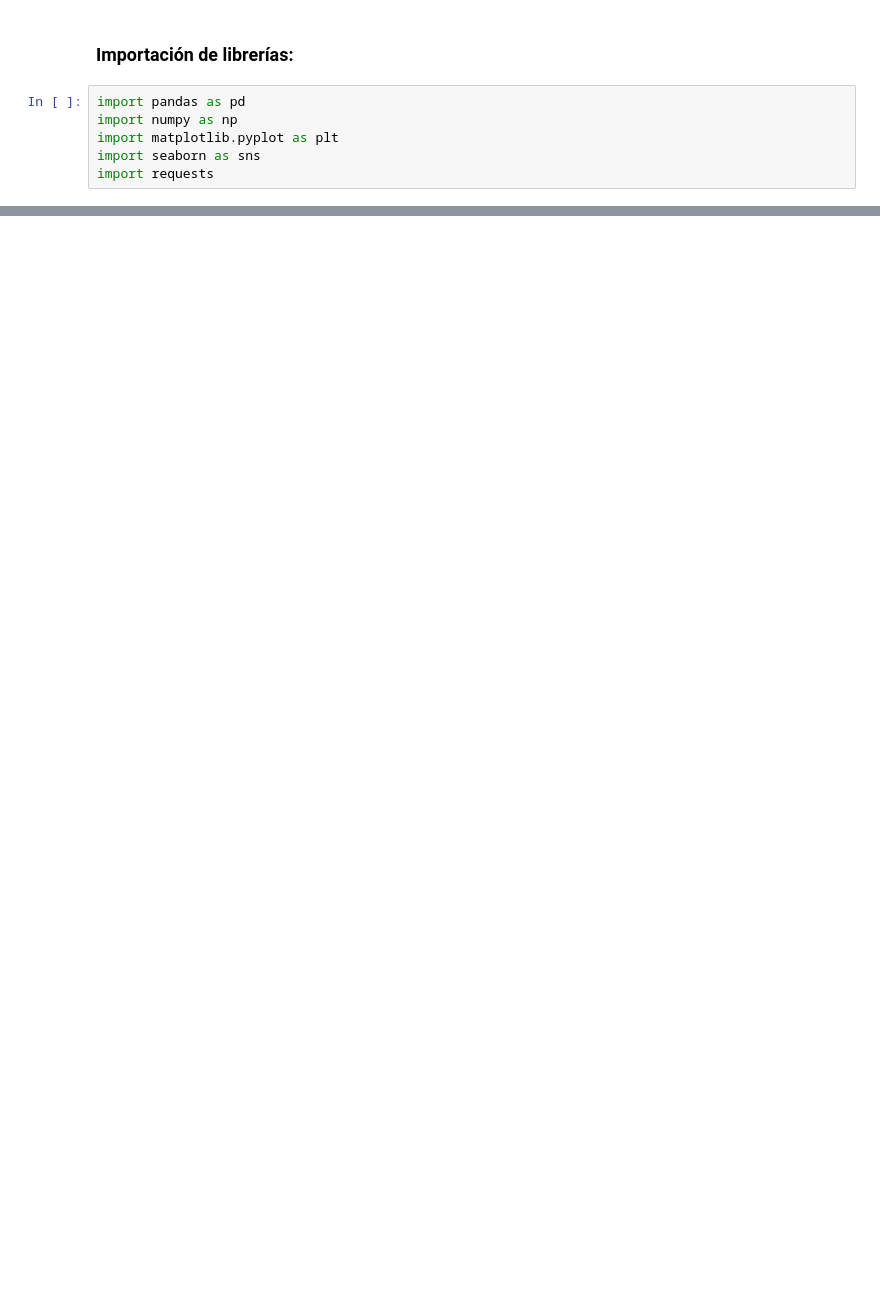
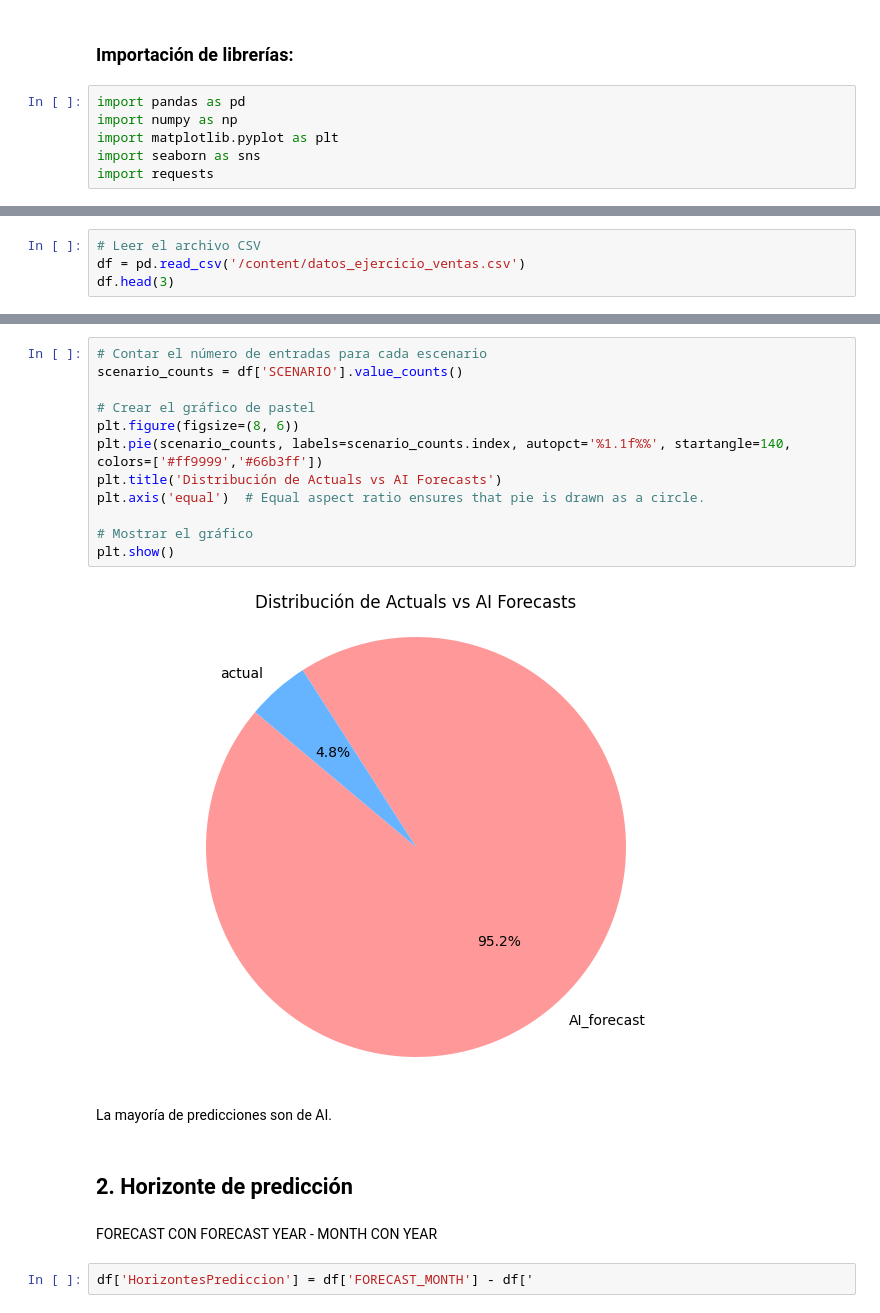
Before and after one commit to anruki/UFV_Visualizacion, a Jupyter notebook: EjerciciosClase/Ventas.ipynb, the cells around one changed output, grey strips where cells are left out. Cells and saved outputs as stored; diff of their text form; blank space fills up the shorter version.

```diff
--- a/EjerciciosClase/Ventas.ipynb
+++ b/EjerciciosClase/Ventas.ipynb
@@ -14,0 +26,4 @@ import requests
+# %%
+# Leer el archivo CSV
+df = pd.read_csv('/content/datos_ejercicio_ventas.csv')
+df.head(3)
@@ -48,0 +102,22 @@ Error al descargar el archivo.
+# %%
+# Contar el número de entradas para cada escenario
+scenario_counts = df['SCENARIO'].value_counts()
+
+# Crear el gráfico de pastel
+plt.figure(figsize=(8, 6))
+plt.pie(scenario_counts, labels=scenario_counts.index, autopct='%1.1f%%', startangle=140, colors=['#ff9999','#66b3ff'])
+plt.title('Distribución de Actuals vs AI Forecasts')
+plt.axis('equal')  # Equal aspect ratio ensures that pie is drawn as a circle.
+
+# Mostrar el gráfico
+plt.show()
+# %% [output]
+[figure, added]
+# %% [markdown]
+La mayoría de predicciones son de AI.
+# %% [markdown]
+## 2. Horizonte de predicción
+# %% [markdown]
+FORECAST CON FORECAST YEAR - MONTH CON YEAR
+# %%
+df['HorizontesPrediccion'] = df['FORECAST_MONTH'] - df['
```
Also changed, not shown: parts of 22 cells of this notebook.
